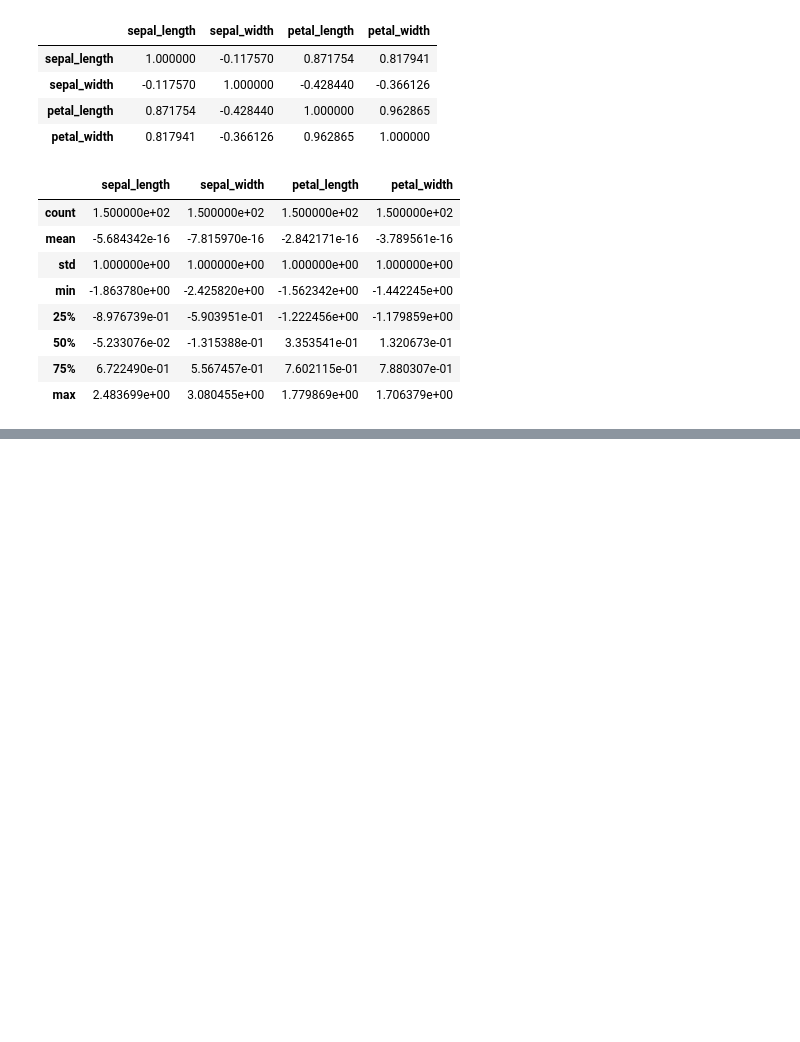
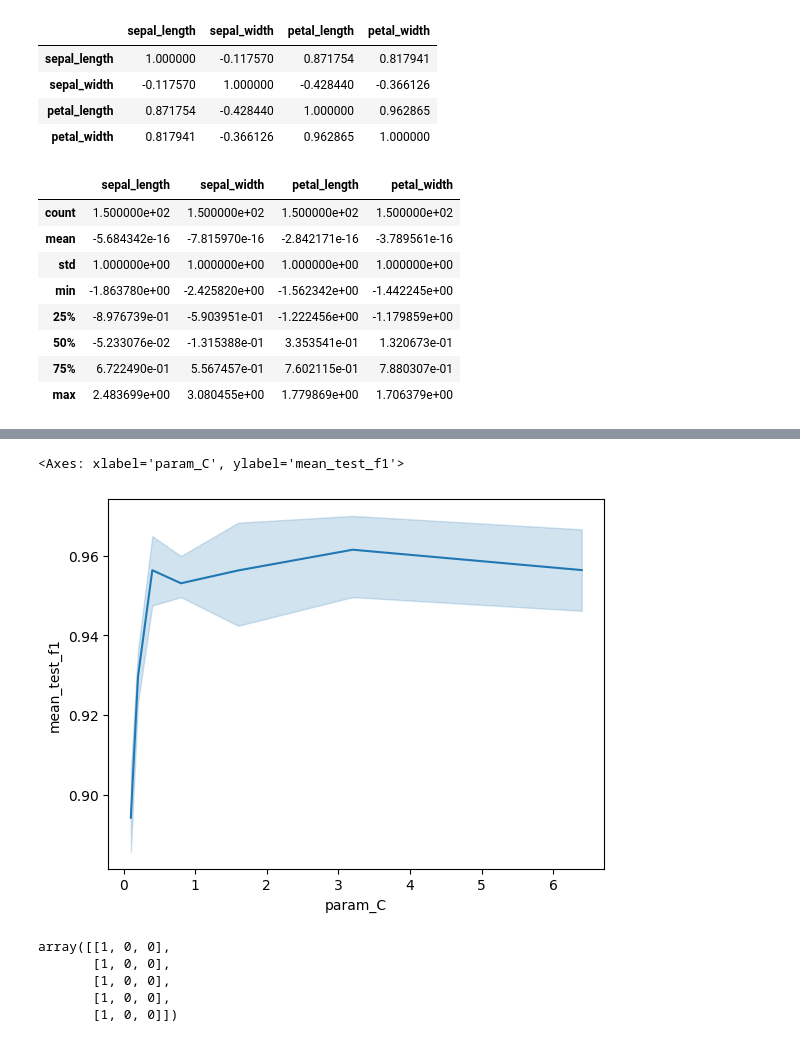
Before and after one commit to lavima/itf31519_2025, a Jupyter notebook: more_supervised_algorithmss/workshop0511.ipynb, the cells around one changed output, grey strips where cells are left out. Cells and saved outputs as stored; diff of their text form; code cells hidden in the pictures; blank space fills up the shorter version.

```diff
--- a/more_supervised_algorithmss/workshop0511.ipynb
+++ b/more_supervised_algorithmss/workshop0511.ipynb
@@ -165,0 +185,14 @@ for (train_index, test_index) in outer_cv.split(features, targets_encoded):
+# %%
+sb.lineplot(data=svc_cv_results, x='param_C', y='mean_test_f1')
+# %% [output]
+<Axes: xlabel='param_C', ylabel='mean_test_f1'>
+[figure, added]
+# %%
+binarized_targets = label_binarize(targets_encoded, classes=range(3))
+binarized_targets[0:5]
+# %% [output]
+array([[1, 0, 0],
+       [1, 0, 0],
+       [1, 0, 0],
+       [1, 0, 0],
+       [1, 0, 0]])
```
Also changed, not shown: parts of 11 cells of this notebook.
